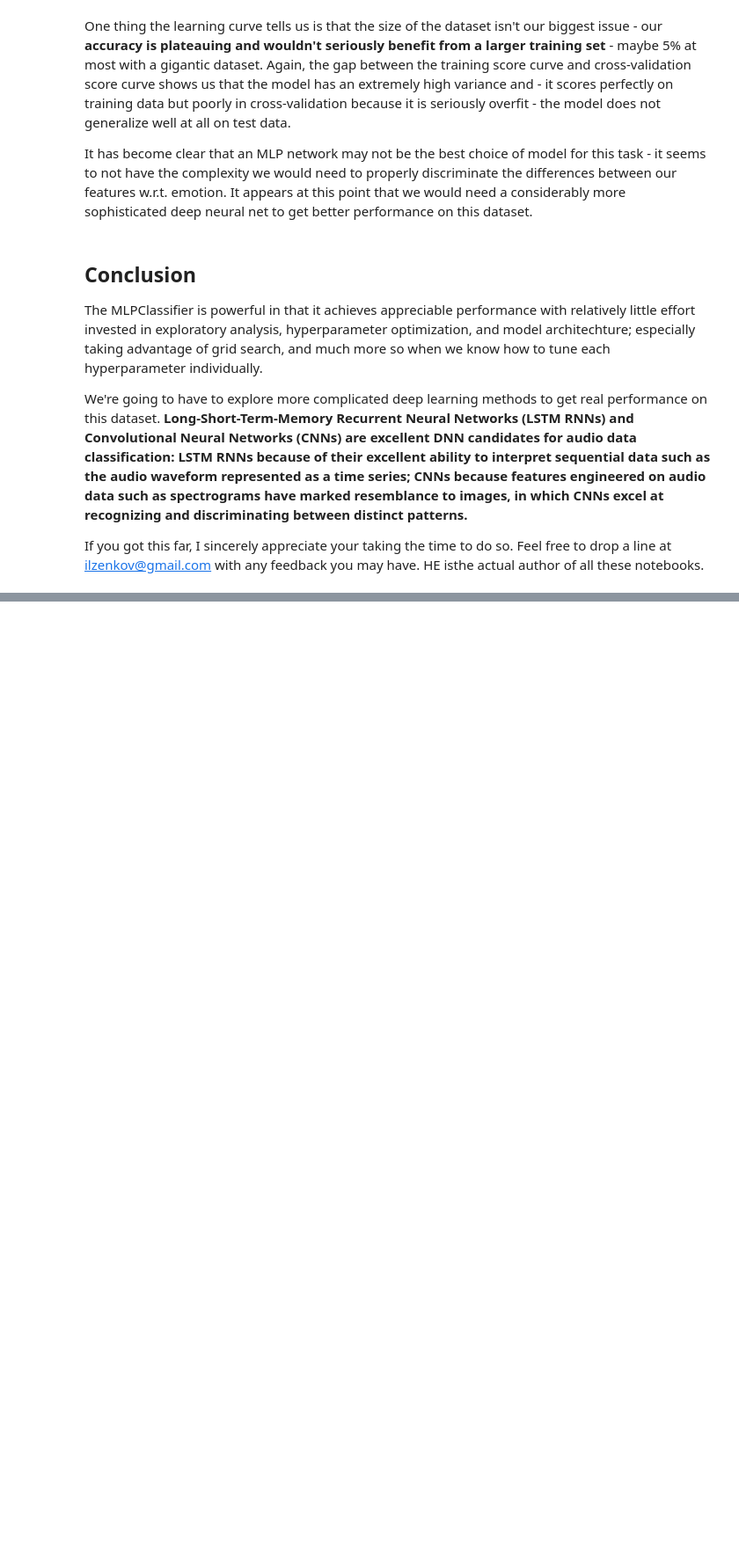
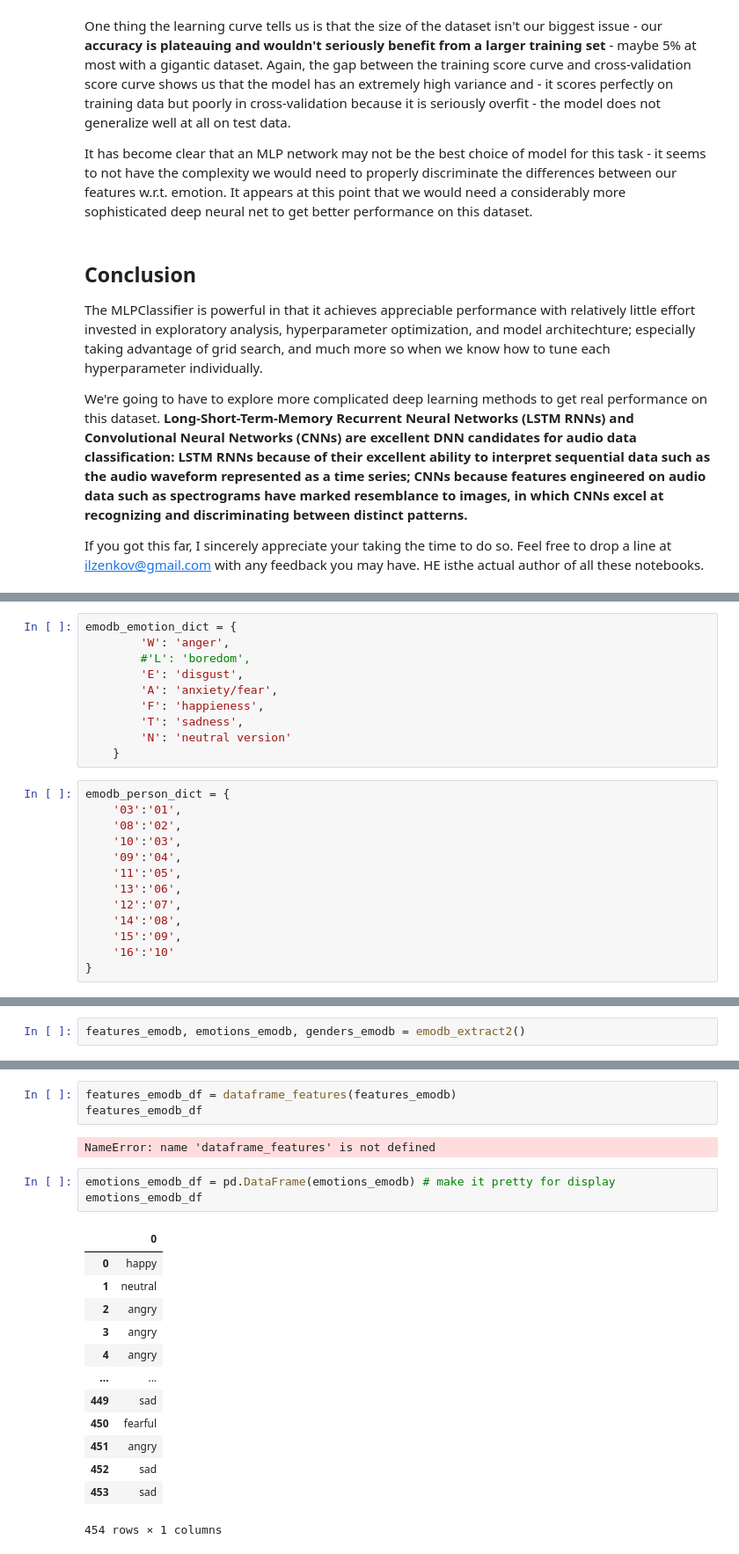
Before and after one commit to SorrenJ/Week4-Neural_Network, a Jupyter notebook: Week4__Neural_Networks.ipynb, the cells around one changed output, grey strips where cells are left out. Shown: that part at 88% size. Drawn from its saved outputs; the diff is of its cells as text; blank space fills up the shorter version.

```diff
--- a/Week4__Neural_Networks.ipynb
+++ b/Week4__Neural_Networks.ipynb
@@ -1028,0 +1030,23 @@ If you got this far, I sincerely appreciate your taking the time to do so. Feel
+# %%
+emodb_emotion_dict = {
+        'W': 'anger',
+        #'L': 'boredom',
+        'E': 'disgust',
+        'A': 'anxiety/fear',
+        'F': 'happieness',
+        'T': 'sadness',
+        'N': 'neutral version'
+    }
+# %%
+emodb_person_dict = {
+    '03':'01',
+    '08':'02',
+    '10':'03',
+    '09':'04',
+    '11':'05',
+    '13':'06',
+    '12':'07',
+    '14':'08',
+    '15':'09',
+    '16':'10'
+}
@@ -1028,0 +1131,2 @@ If you got this far, I sincerely appreciate your taking the time to do so. Feel
+# %%
+features_emodb, emotions_emodb, genders_emodb = emodb_extract2()
@@ -1028,0 +1151,22 @@ If you got this far, I sincerely appreciate your taking the time to do so. Feel
+# %%
+features_emodb_df = dataframe_features(features_emodb)
+features_emodb_df
+# %% [output]
+NameError: name 'dataframe_features' is not defined
+# %%
+emotions_emodb_df = pd.DataFrame(emotions_emodb) # make it pretty for display
+emotions_emodb_df
+# %% [output]
+|  | 0 |
+| 0 | happy |
+| 1 | neutral |
+| 2 | angry |
+| 3 | angry |
+| 4 | angry |
+| ... | ... |
+| 449 | sad |
+| 450 | fearful |
+| 451 | angry |
+| 452 | sad |
+| 453 | sad |
+454 rows × 1 columns
```
Also changed, not shown: parts of 23 cells of this notebook.
